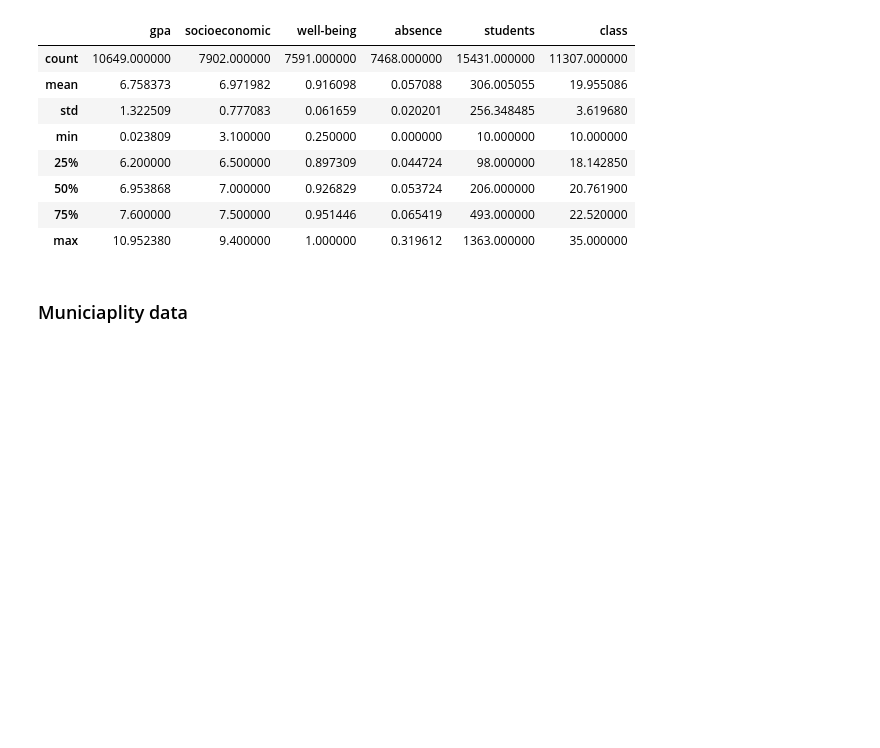
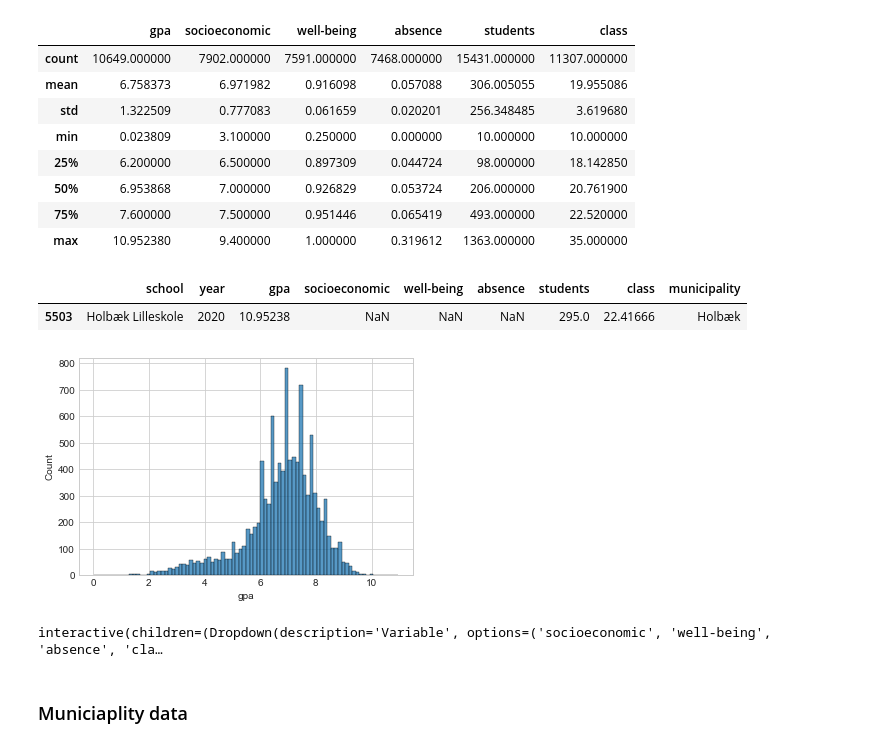
Before and after one commit to AskerNC/projects-2021-sstl, a Jupyter notebook: dataproject/dataproject.ipynb, the cells around one changed output. Cells and saved outputs as stored; diff of their text form; code cells hidden in the pictures; blank space fills up the shorter version.

```diff
--- a/dataproject/dataproject.ipynb
+++ b/dataproject/dataproject.ipynb
@@ -476,3 +484,10 @@ school_final.describe()
 | 50% | 6.953868 | 7.000000 | 0.926829 | 0.053724 | 206.000000 | 20.761900 |
 | 75% | 7.600000 | 7.500000 | 0.951446 | 0.065419 | 493.000000 | 22.520000 |
 | max | 10.952380 | 9.400000 | 1.000000 | 0.319612 | 1363.000000 | 35.000000 |
+# %%
+sns.histplot(x="gpa",data=school_final)
+school_final[school_final.gpa==10.952380]
+# %% [output]
+|  | school | year | gpa | socioeconomic | well-being | absence | students | class | municipality |
+| 5503 | Holbæk Lilleskole | 2020 | 10.95238 | NaN | NaN | NaN | 295.0 | 22.41666 | Holbæk |
+[figure, added]
@@ -479,3 +498,12 @@ school_final.describe()
+# %%
+#create widget to make interactive plot
+widgets.interact(hist_school,
+                 dataset = widgets.fixed(school_final),
+
+                 variable = widgets.Dropdown(description='Variable',
+                                                 options = ['socioeconomic', 'well-being','absence', 'class']));
+# %% [output]
+interactive(children=(Dropdown(description='Variable', options=('socioeconomic', 'well-being', 'absence', 'cla…
 # %% [markdown]
 ### Municiaplity data
 # %%
```
Also changed, not shown: parts of 48 cells of this notebook.
